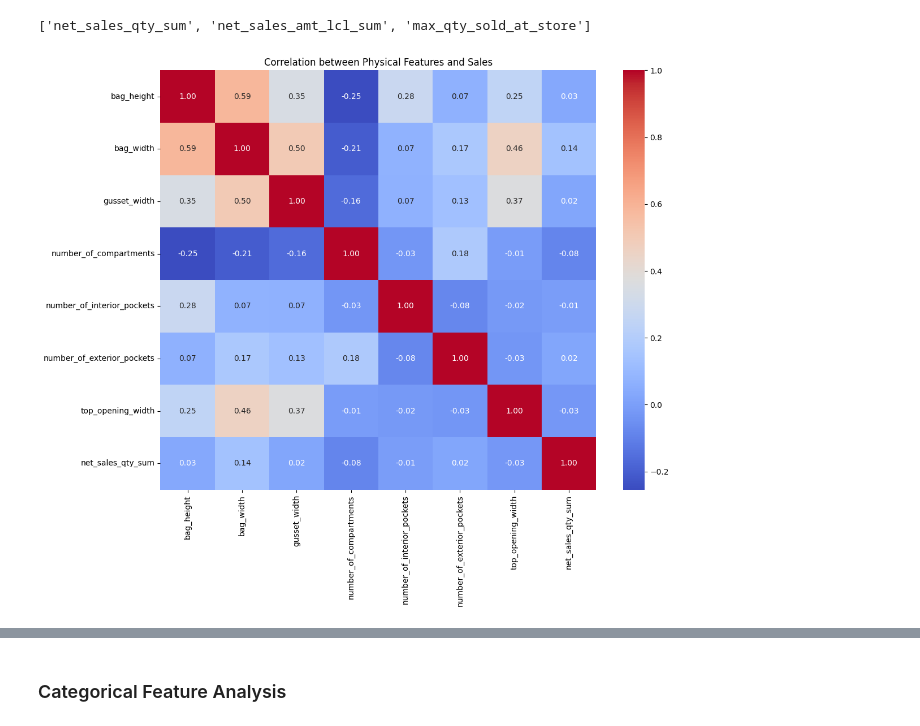
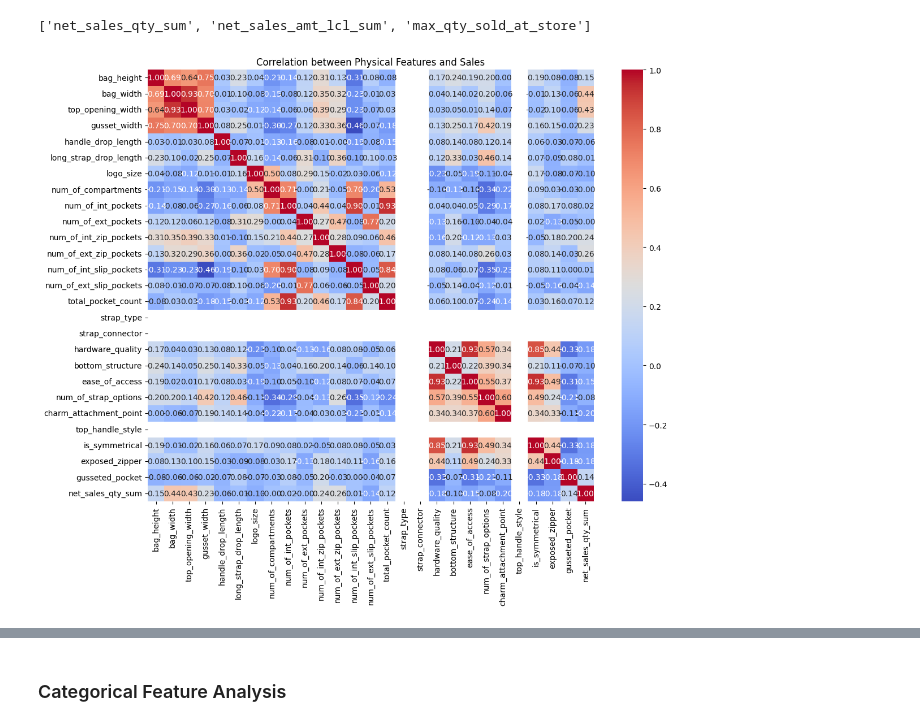
Before and after one commit to ganesh-tapestry/coach-hb-fe-etl, a Jupyter notebook: analysis_v2.ipynb, the cells around one changed output, grey strips where cells are left out. Cells and saved outputs as stored; diff of their text form; code cells hidden in the pictures.

```diff
--- a/analysis_v2.ipynb
+++ b/analysis_v2.ipynb
@@ -84,4 +110,29 @@ style_group                1
 dtype: int64
+# %%
+textual_features = [
+    'material_type_x', 'opener_design', 'opener_material', 'leather_texture',
+    'hardware_color', 'closure_type', 'silhouette_type', 'bag_shape', 'color',
+    'interior_lining', 'strap_type', 'strap_connector', 'edge_finishing', 'embellishment',
+    'bottom_structure', 'convertibility', 'limited_edition', 'signature_pattern',
+    'colorblock_design', 'quilted_pattern', 'water_resistance', 'corner_protection',
+    'bottom_feet', 'hangtag_presence', 'chain_detail', 'turnlock_hardware', 'removable_strap',
+    'adjustable_strap', 'laptop_compatibility', 'crossbody_option', 'shoulder_option',
+    'hand_carry_option', 'backpack_option', 'wristlet_option', 'wallet_function',
+    'phone_compatibility', 'tablet_compatibility', 'luggage_sleeve', 'water_bottle_pocket',
+    'ease_of_access', 'novelty_shape', 'built_in_mirror', 'eco_friendly_material',
+    'dust_bag_included', 'monogram_option', 'key_leash', 'snap_button_closure',
+    'charm_attachment_point', 'hidden_pocket', 'top_handle_style', 'logo_placement',
+    'logo_style', 'logo_type', 'twist_lock', 'exposed_zipper', 'bow_element', 'is_slouchy',
+    'gusseted_pocket', 'finish_type', 'print_pattern', 'floral_elements', 'animal_print',
+    'stripe_pattern', 'woven_elements', 'pearl_elements', 'collapsible_gusset', 'pen_loops',
+    'hidden_snap', 'department_desc', 'gender', 'article_cat_ind', 'class', 'subclass',
+    'collection', 'subcollection', 'licensed', 'material', 'material_type_y', 'collaboration',
+    'silhouette', 'style_group', 'article_type', 'factory_store_type', 'brandcode', 'style_code',
+    'collection_line', 'article_code', 'factory_code']
+
+textual_features = [x for x in textual_features if x in df.columns]
+# Convert textual feature values to uppercase
+df[textual_features] = df[textual_features].apply(lambda x: x.str.upper() if x.dtype == 'object' else x)
 # %% [markdown]
 ## Feature Analysis and Sales Correlation
 # %%
@@ -90,23 +141,35 @@ sales_cols
 ['net_sales_qty_sum', 'net_sales_amt_lcl_sum', 'max_qty_sold_at_store']
 # %%
 # Select key physical features
-physical_features = ['bag_height', 'bag_width', 'gusset_width',
-                    'number_of_compartments', 'number_of_interior_pockets',
-                    'number_of_exterior_pockets', 'top_opening_width']
 
+physical_features = [
+    'bag_height', 'bag_width', 'top_opening_width', 'gusset_width',
+    'handle_drop_length', 'long_strap_drop_length', 'logo_size',
+    'num_of_compartments', 'num_of_int_pockets', 'num_of_ext_pockets',
+    'num_of_int_zip_pockets', 'num_of_ext_zip_pockets', 'num_of_int_slip_pockets',
+    'num_of_ext_slip_pockets', 'total_pocket_count', 'strap_type',
+    'strap_connector', 'hardware_quality', 'bottom_structure',
+    'luggage_sleeve', 'water_bottle_pocket', 'ease_of_access',
+    'num_of_strap_options', 'dust_bag_included', 'key_leash',
+    'charm_attachment_point', 'top_handle_style', 'is_symmetrical',
+    'twist_lock', 'exposed_zipper', 'gusseted_pocket', 'collapsible_gusset'
+]
+
+
+physical_features = [x for x in physical_features if x in df.columns]
 # Clean up physical features (convert to numeric if needed)
 for col in physical_features:
     if df[col].dtype == 'object':
         df[col] = pd.to_numeric(df[col], errors='coerce')
 
 # Calculate correlation with sales metrics
 correlation_matrix = df[physical_features + ["net_sales_qty_sum"]].corr()
 
 # Plot correlation heatmap
 plt.figure(figsize=(12, 10))
 sns.heatmap(correlation_matrix, annot=True, cmap='coolwarm', fmt='.2f')
 plt.title('Correlation between Physical Features and Sales')
 plt.tight_layout()
 plt.show()
 # %% [output]
-[figure, old version]
+[figure, new version]
```
Also changed, not shown: parts of 22 cells of this notebook, 2 other files.
